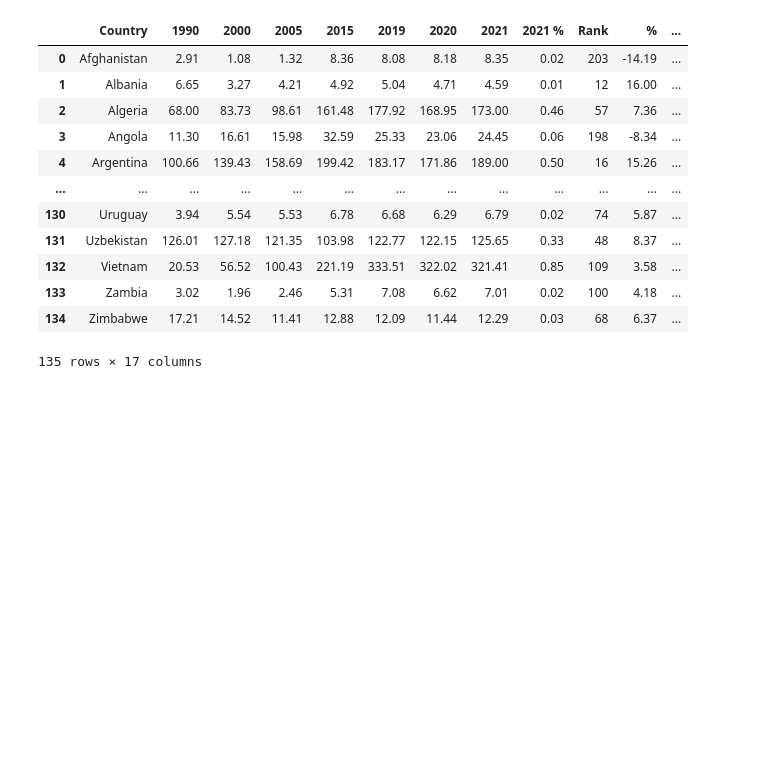
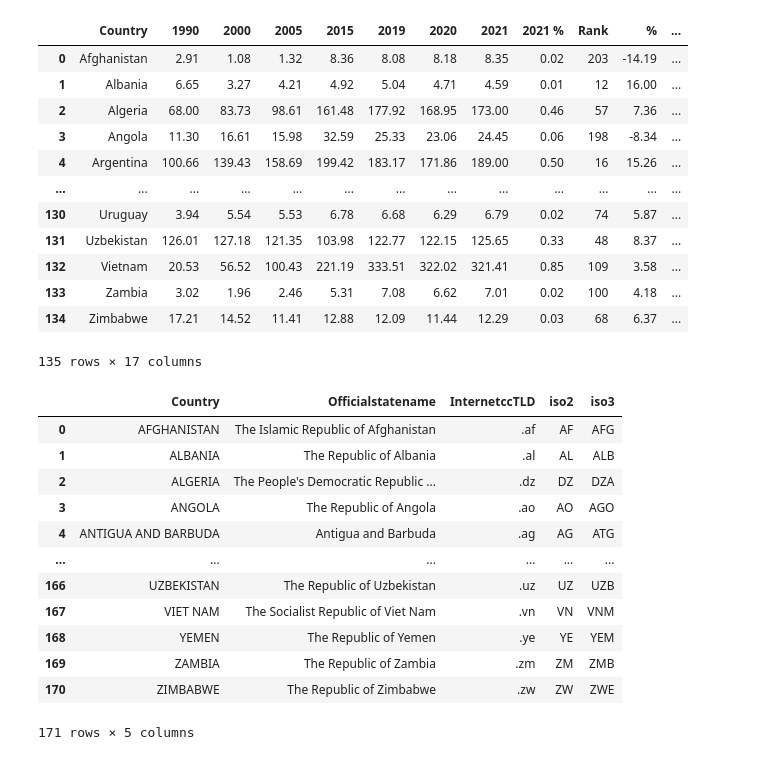
Before and after one commit to Pucp-Quintana/Evaluacion-1-, a Jupyter notebook: Untitled1.ipynb, the cells around one changed output. Saved outputs shown, nothing was run; the diff lists cells and outputs as text; code cells hidden in the pictures; blank space fills up the shorter version.

```diff
--- a/Untitled1.ipynb
+++ b/Untitled1.ipynb
@@ -122,3 +122,22 @@ merge1
 | 133 | Zambia | 3.02 | 1.96 | 2.46 | 5.31 | 7.08 | 6.62 | 7.01 | 0.02 | 100 | 4.18 | ... |
 | 134 | Zimbabwe | 17.21 | 14.52 | 11.41 | 12.88 | 12.09 | 11.44 | 12.29 | 0.03 | 68 | 6.37 | ... |
 135 rows × 17 columns
+# %%
+import os
+
+countryisos = pd.read_excel(os.path.join('country_isos.xlsx'))
+countryisos
+# %% [output]
+|  | Country | Officialstatename | InternetccTLD | iso2 | iso3 |
+| 0 | AFGHANISTAN | The Islamic Republic of Afghanistan | .af | AF | AFG |
+| 1 | ALBANIA | The Republic of Albania | .al | AL | ALB |
+| 2 | ALGERIA | The People's Democratic Republic ... | .dz | DZ | DZA |
+| 3 | ANGOLA | The Republic of Angola | .ao | AO | AGO |
+| 4 | ANTIGUA AND BARBUDA | Antigua and Barbuda | .ag | AG | ATG |
+| ... | ... | ... | ... | ... | ... |
+| 166 | UZBEKISTAN | The Republic of Uzbekistan | .uz | UZ | UZB |
+| 167 | VIET NAM | The Socialist Republic of Viet Nam | .vn | VN | VNM |
+| 168 | YEMEN | The Republic of Yemen | .ye | YE | YEM |
+| 169 | ZAMBIA | The Republic of Zambia | .zm | ZM | ZMB |
+| 170 | ZIMBABWE | The Republic of Zimbabwe | .zw | ZW | ZWE |
+171 rows × 5 columns
```
Also changed, not shown: parts of 8 cells of this notebook.
